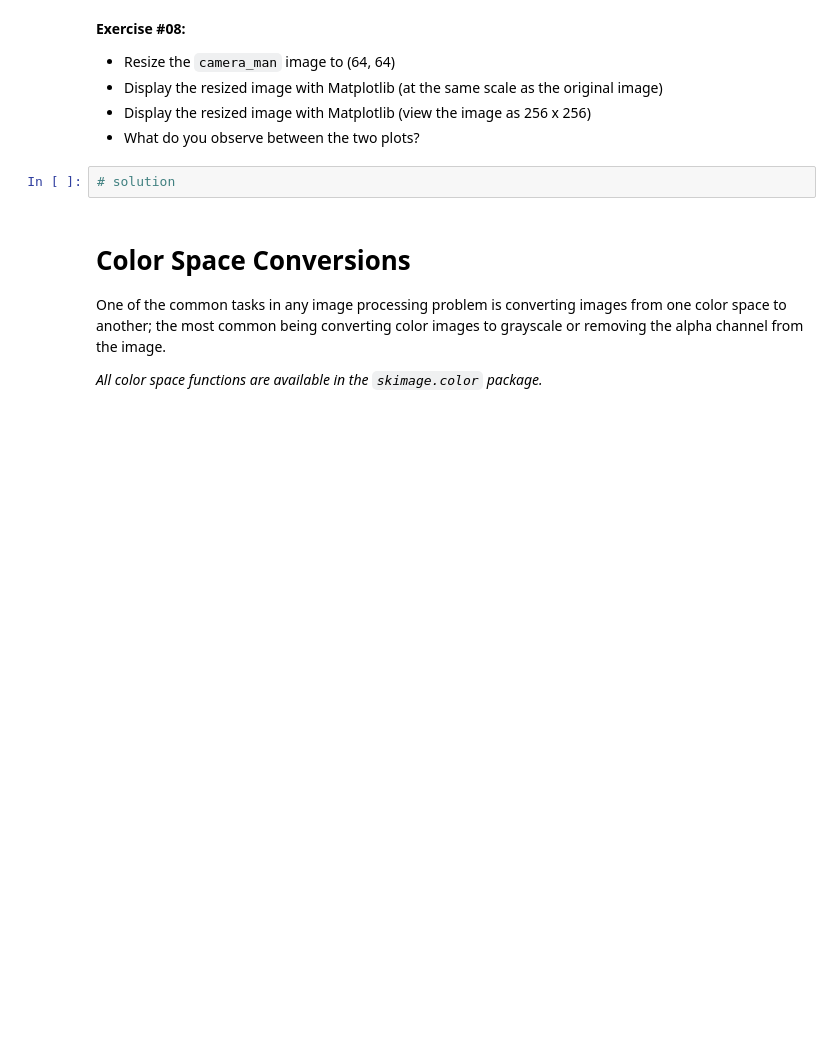
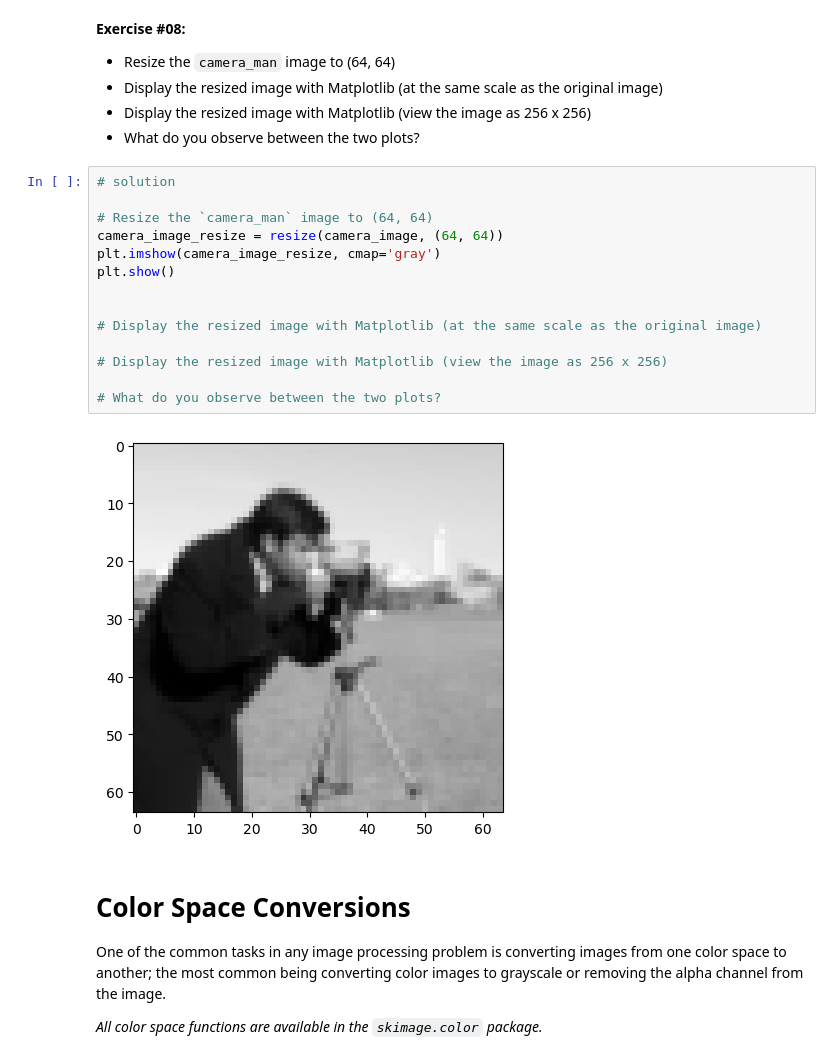
Before and after one commit to INTEL-LIGENCIA-ARTIFICIAL/skimage, a Jupyter notebook: introduccio_skimage.py.ipynb, the cells around one changed output. Drawn from its saved outputs; the diff is of its cells as text; blank space fills up the shorter version.

```diff
--- a/introduccio_skimage.py.ipynb
+++ b/introduccio_skimage.py.ipynb
@@ -263,8 +289,22 @@ Your solution here
 * Display the resized image with Matplotlib (at the same scale as the original image)
 * Display the resized image with Matplotlib (view the image as 256 x 256)
 * What do you observe between the two plots?
-# %%
-# solution
+# %%
+# solution
+
+# Resize the `camera_man` image to (64, 64)
+camera_image_resize = resize(camera_image, (64, 64))
+plt.imshow(camera_image_resize, cmap='gray')
+plt.show()
+
+
+# Display the resized image with Matplotlib (at the same scale as the original image)
+
+# Display the resized image with Matplotlib (view the image as 256 x 256)
+
+# What do you observe between the two plots?
+# %% [output]
+[figure, added]
 # %% [markdown]
 # Color Space Conversions
 
```
Also changed, not shown: parts of 15 cells of this notebook, 2 other files.
